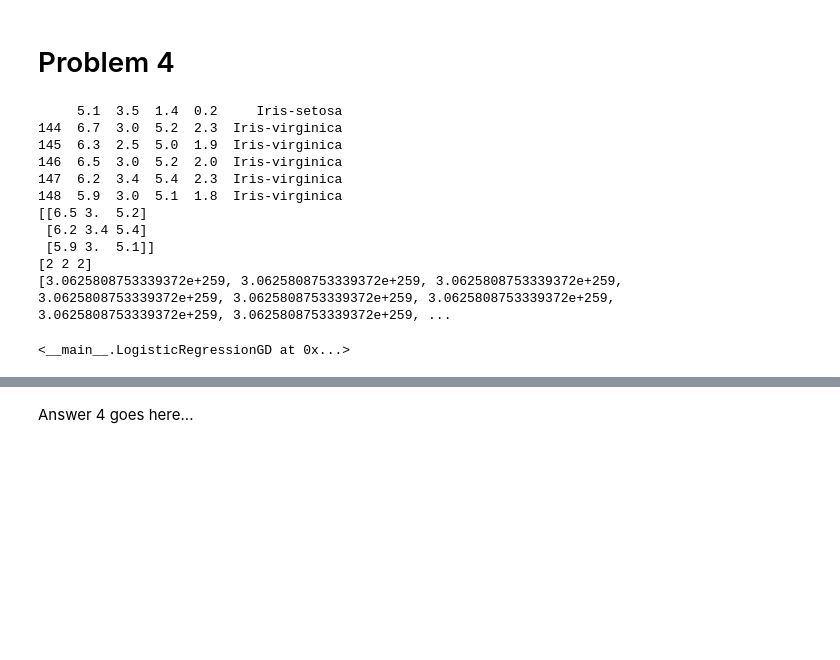
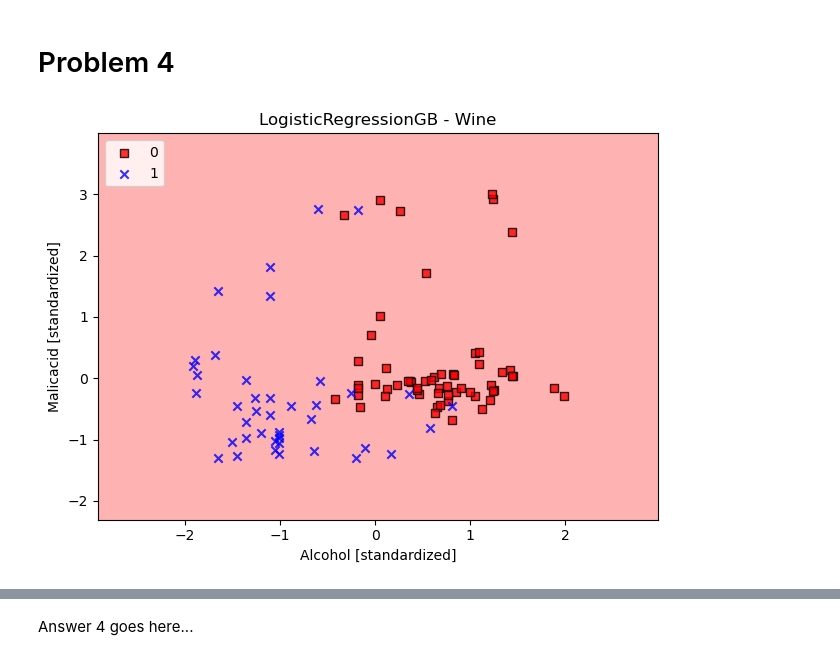
Before and after one commit to nnail0/429-hw1, a Jupyter notebook: 429_hw1_nn_mn.ipynb, the cells around one changed output, grey strips where cells are left out. Drawn from its saved outputs; the diff is of its cells as text; code cells hidden in the pictures; blank space fills up the shorter version.

Commit message:
managed to get lr_SGD showing up on the graph but there is not learning going on for some reason. that should be the last coding step besides cleaning up and comments.

```diff
--- a/429_hw1_nn_mn.ipynb
+++ b/429_hw1_nn_mn.ipynb
@@ -579,7 +581,7 @@ import numpy as np
 import pandas as pd
 import os
 
-class LogisticRegressionGD:
+class LogisticRegressionSGD:
     """
     Logistic regression (a classifier model) using GD to converge to
     a solution.
@@ -624,7 +626,7 @@ class LogisticRegressionGD:
         rgen = np.random.RandomState(self.random_state)
         self.w_ = rgen.normal(loc = 0.00, scale = 0.01, size = X.shape[1])
         self.b_ = np.float64(0.)
-        self.losses = []
+        self.losses_ = []
 
         n_batches = int(np.ceil(X.shape[0] / self.batch_size))
 
@@ -649,7 +651,7 @@ class LogisticRegressionGD:
                     np.append(batch_Xs[list_num], X[idx_list[list_num + i]])     # place a value from X into a minibatch.
                     np.append(batch_Ys[list_num], y[idx_list[list_num + i]])
 
-            for i in range(n_batches):
+            for i in range(n_batches-1):
                 net_input = self.net_input(batch_Xs[i])
                 output = self.activation(net_input)
                 # adjust sizing to batch size.
@@ -659,11 +661,11 @@ class LogisticRegressionGD:
                 loss = (-batch_Ys[i].dot(np.log(output)) - ((1-batch_Ys[i]).dot(np.log(1-output)))) / batch_Xs.shape[0]
                 num_losses += loss
 
-            self.losses.append(loss)
+            self.losses_.append(loss)
 
         # TODO add in per-epoch error tracking.
 
-        print(self.losses)
+
         return self
 # %%
     def net_input(self, X):
@@ -685,38 +687,20 @@ class LogisticRegressionGD:
 
     def predict(self, X):
         # predict in class 1 if the log. sig. returns over the 0.5 threshold.
-        return np.where(self.activation(self.net_input(X) >= 0.5, 1, 0))
+        return np.where(self.activation(self.net_input(X)) >= 0.5, 1, 0)
-# %%
-minibatchSGD = LogisticRegressionGD(0.01, 50, 1, 32)
-iris_data = pd.read_csv("data/iris.data")
-
-print(iris_data.tail())
-
-X = iris_data.iloc[:, 0:3].to_numpy()
-y = iris_data.iloc[:, 4].to_numpy()
-
-for i in range(len(y)):
-    if (y[i] == "Iris-setosa"):
-        y[i] = int(0)
-    elif (y[i] == "Iris-versicolor"):
-        y[i] = int(1)
-    else:  # virginica
-        y[i] = int(2)
-
-print(X[146:150])
-print(y[146:150])
-
-minibatchSGD.fit_mini_batch_sgd(X, y)
-# %% [output]
-     5.1  3.5  1.4  0.2     Iris-setosa
-144  6.7  3.0  5.2  2.3  Iris-virginica
-145  6.3  2.5  5.0  1.9  Iris-virginica
-146  6.5  3.0  5.2  2.0  Iris-virginica
-147  6.2  3.4  5.4  2.3  Iris-virginica
-148  5.9  3.0  5.1  1.8  Iris-virginica
-[[6.5 3.  5.2]
- [6.2 3.4 5.4]
- [5.9 3.  5.1]]
-[2 2 2]
-[3.0625808753339372e+259, 3.0625808753339372e+259, 3.0625808753339372e+259, 3.0625808753339372e+259, 3.0625808753339372e+259, 3.0625808753339372e+259, 3.0625808753339372e+259, 3.0625808753339372e+259, ...
-<__main__.LogisticRegressionGD at 0x...>
+# %%
+minibatchSGD = LogisticRegressionSGD(0.01,
+                                     1000,
+                                     1,
+                                     32)
+minibatchSGD.fit_mini_batch_sgd(X_std2, y2)
+plot_decision_regions(X_std2, y2, classifier=minibatchSGD)
+
+plt.title('LogisticRegressionGB - Wine')
+plt.xlabel('Alcohol [standardized]')
+plt.ylabel('Malicacid [standardized]')
+plt.legend(loc='upper left')
+plt.tight_layout()
+plt.show()
+# %% [output]
+[figure, added]
```
Also changed, not shown: parts of 3 cells of this notebook.
